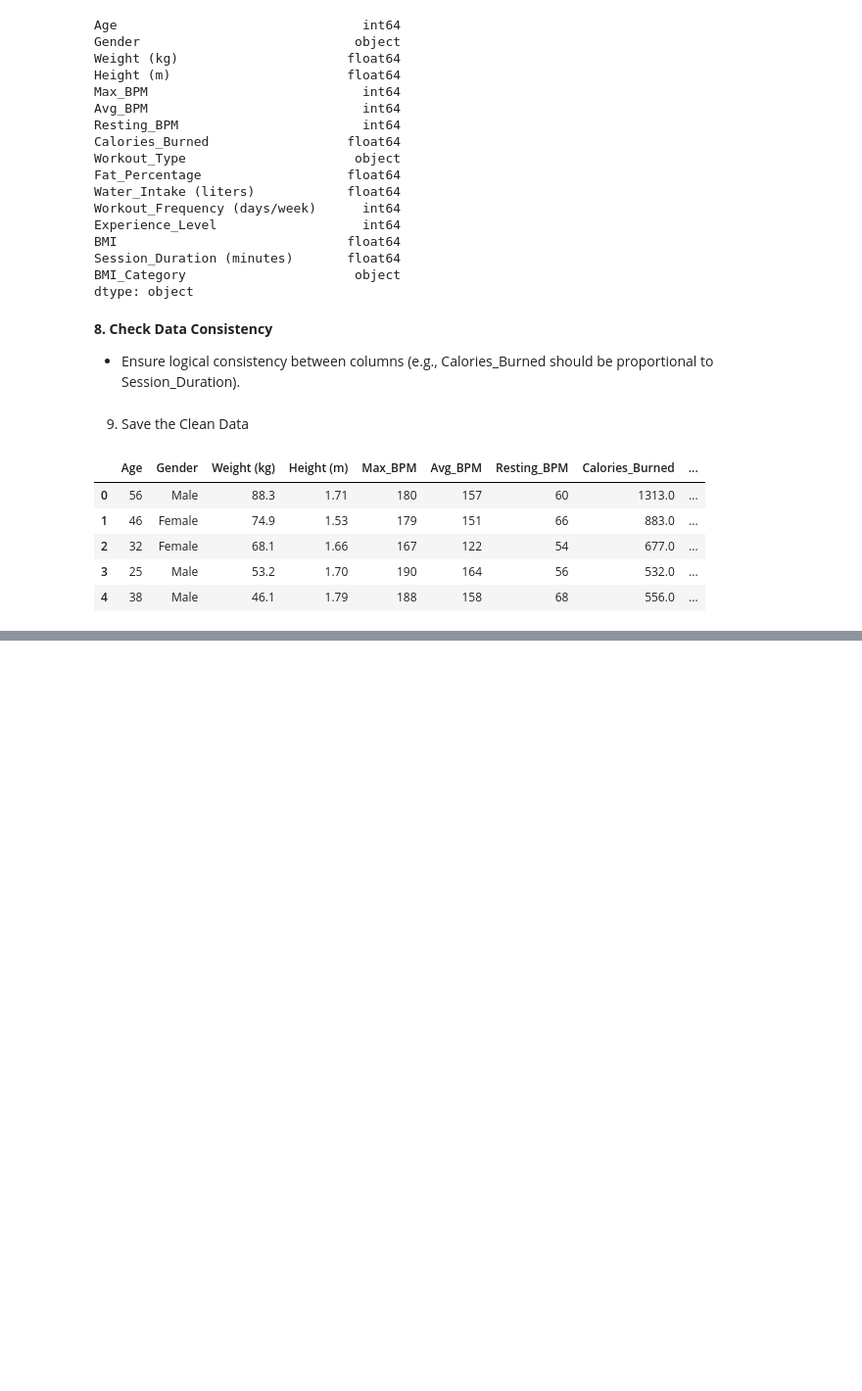
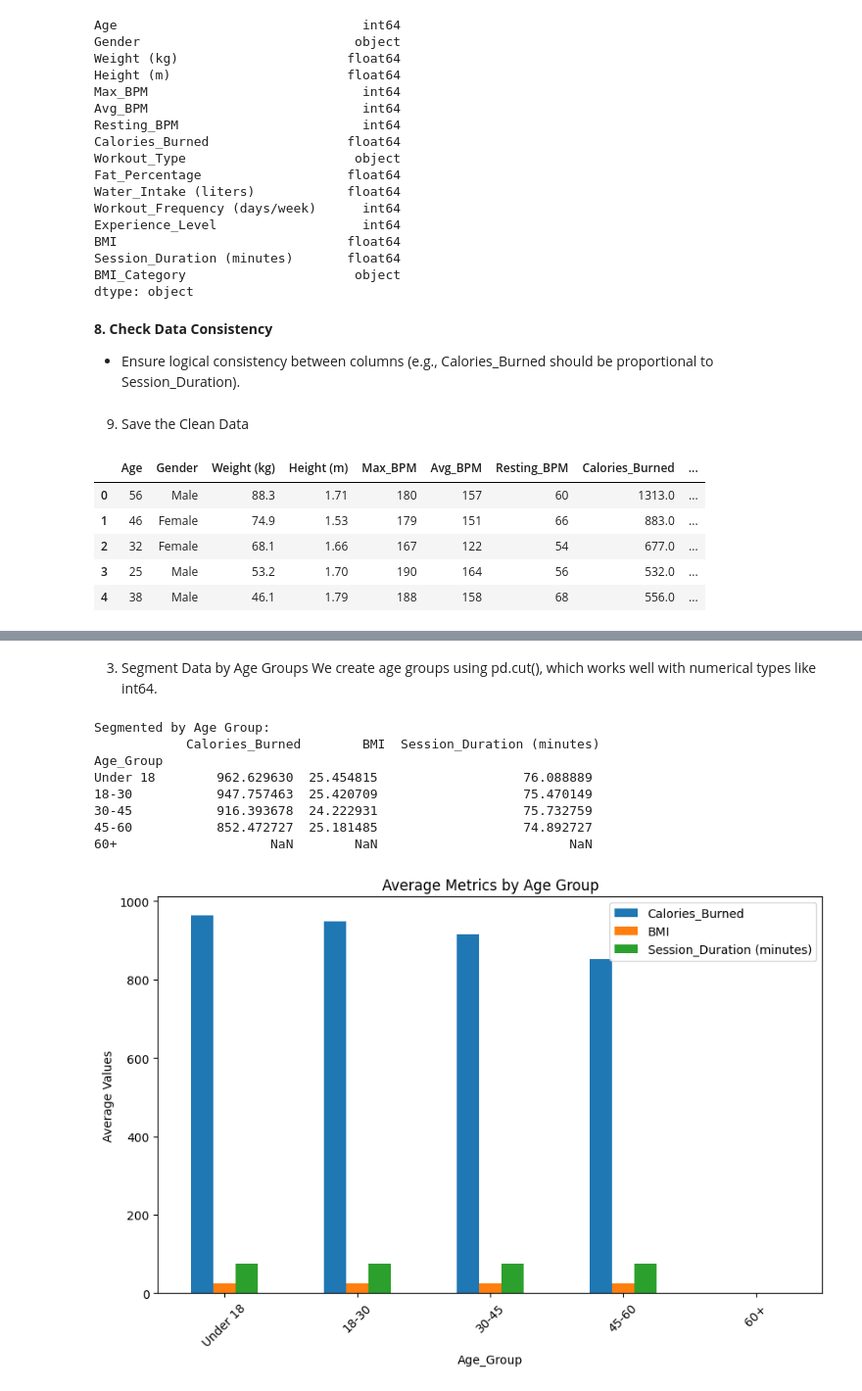
Before and after one commit to RokoSkugor/DA_project, a Jupyter notebook: DataAnalysis_Project.ipynb, the cells around one changed output, grey strips where cells are left out. Shown at 98% size. Saved outputs shown, nothing was run; the diff lists cells and outputs as text; code cells hidden in the pictures; blank space fills up the shorter version.

```diff
--- a/DataAnalysis_Project.ipynb
+++ b/DataAnalysis_Project.ipynb
@@ -266,0 +367,28 @@ gym_data.head()
+# %% [markdown]
+3. Segment Data by Age Groups
+We create age groups using pd.cut(), which works well with numerical types like int64.
+# %%
+# Define age bins and labels
+bins = [0, 18, 30, 45, 60, 100]
+labels = ['Under 18', '18-30', '30-45', '45-60', '60+']
+gym_data['Age_Group'] = pd.cut(gym_data['Age'], bins=bins, labels=labels)
+
+# Group by Age_Group
+age_segment = gym_data.groupby('Age_Group')[['Calories_Burned', 'BMI', 'Session_Duration (minutes)']].mean()
+print("Segmented by Age Group:\n", age_segment)
+
+# Visualization
+age_segment.plot(kind='bar', figsize=(10, 6), title='Average Metrics by Age Group')
+plt.ylabel("Average Values")
+plt.xticks(rotation=45)
+plt.show()
+# %% [output]
+Segmented by Age Group:
+            Calories_Burned        BMI  Session_Duration (minutes)
+Age_Group
+Under 18        962.629630  25.454815                   76.088889
+18-30           947.757463  25.420709                   75.470149
+30-45           916.393678  24.222931                   75.732759
+45-60           852.472727  25.181485                   74.892727
+60+                    NaN        NaN                         NaN
+[figure, added]
```
Also changed, not shown: parts of 17 cells of this notebook.
